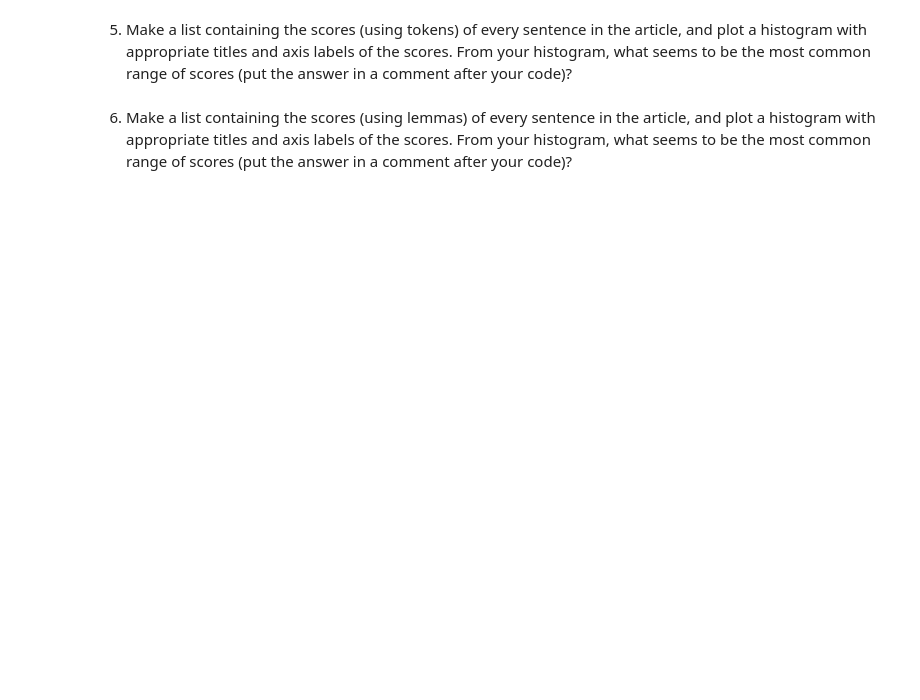
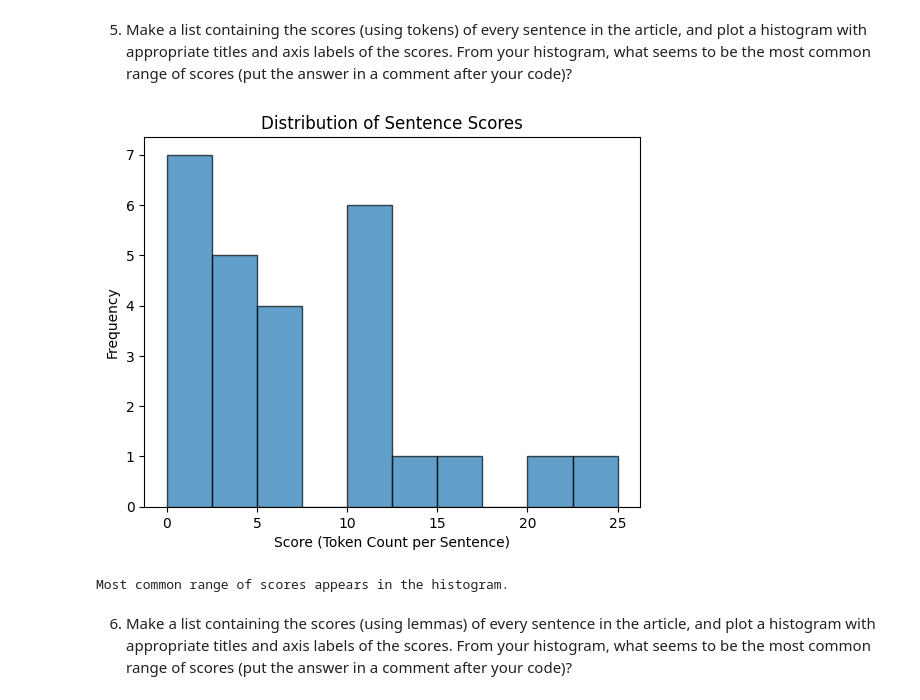
Before and after one commit to sshres10/article-summarizer, a Jupyter notebook: article-summarizer.ipynb, the cells around one changed output. Drawn from its saved outputs; the diff is of its cells as text; code cells hidden in the pictures; blank space fills up the shorter version.

```diff
--- a/article-summarizer.ipynb
+++ b/article-summarizer.ipynb
@@ -34,3 +34,20 @@ websocket-client          1.8.0
 Note: you may need to restart the kernel to use updated packages.
 # %% [markdown]
 2. Read in your article's html source from the file you created in question 1 and do sentiment analysis on the article/post's text (use `.get_text()`).  Print the polarity score with an appropriate label.  Additionally print the number of sentences in the original article (with an appropriate label)
+# %%
+
+import pickle
+from bs4 import BeautifulSoup
+
+# Step 1: Load the HTML content from the .pkl file
+with open("article_html.pkl", "rb") as file:
+    html_content = pickle.load(file)
+
+# Step 2: Parse the HTML content with BeautifulSoup
+soup = BeautifulSoup(html_content, 'html.parser')
+
+# Step 3: Extract the plain text from the parsed HTML
+article_text = soup.get_text()
+
+# Step 4: Print the extracted text
+print(article_text)
@@ -41,4 +170,53 @@ Note: you may need to restart the kernel to use updated packages.
 # %% [markdown]
 5. Make a list containing the scores (using tokens) of every sentence in the article, and plot a histogram with appropriate titles and axis labels of the scores. From your histogram, what seems to be the most common range of scores (put the answer in a comment after your code)?
+# %%
+import spacy
+from collections import Counter
+import matplotlib.pyplot as plt
+from bs4 import BeautifulSoup
+import pickle
+import re
+
+# Load the article HTML (assuming you already have article_html.pkl)
+with open("article_html.pkl", "rb") as file:
+    html_content = pickle.load(file)
+
+soup = BeautifulSoup(html_content, "html.parser")
+
+# Extract the lyrics
+lyrics_divs = soup.find_all("div", {"data-lyrics-container": "true"})
+article_text = " ".join([div.get_text(separator=" ") for div in lyrics_divs if div.get_text().strip()])
+
+# Check if text is available
+if not article_text.strip():
+    print("No lyrics found. Please check your HTML structure.")
+    exit()
+
+# Load spaCy's trained pipeline
+nlp = spacy.load("en_core_web_sm")
+
+# Clean and process text
+article_text_cleaned = re.sub(r'\[.*?\]', '', article_text)  # Remove structural markers like [Intro], [Verse]
+doc = nlp(article_text_cleaned)  # Process the text
+
+# Calculate sentiment scores for each sentence
+sentiment_scores = []
+for sentence in doc.sents:
+    sentence_tokens = [token.text.lower() for token in sentence if token.is_alpha and not token.is_stop]
+    score = len(sentence_tokens)  # Use token count as a proxy score
+    sentiment_scores.append(score)
+
+# Plot a histogram of the sentiment scores
+plt.hist(sentiment_scores, bins=10, edgecolor='black', alpha=0.7)
+plt.title("Distribution of Sentence Scores")
+plt.xlabel("Score (Token Count per Sentence)")
+plt.ylabel("Frequency")
+plt.show()
+
+# Determine the most common range of scores
+print("Most common range of scores appears in the histogram.")  # Add more specific insight from visual analysis
+# %% [output]
+[figure, added]
+Most common range of scores appears in the histogram.
 # %% [markdown]
 6. Make a list containing the scores (using lemmas) of every sentence in the article, and plot a histogram with appropriate titles and axis labels of the scores.  From your histogram, what seems to be the most common range of scores (put the answer in a comment after your code)?
```
Also changed, not shown: parts of 11 cells of this notebook, 1 other file.
